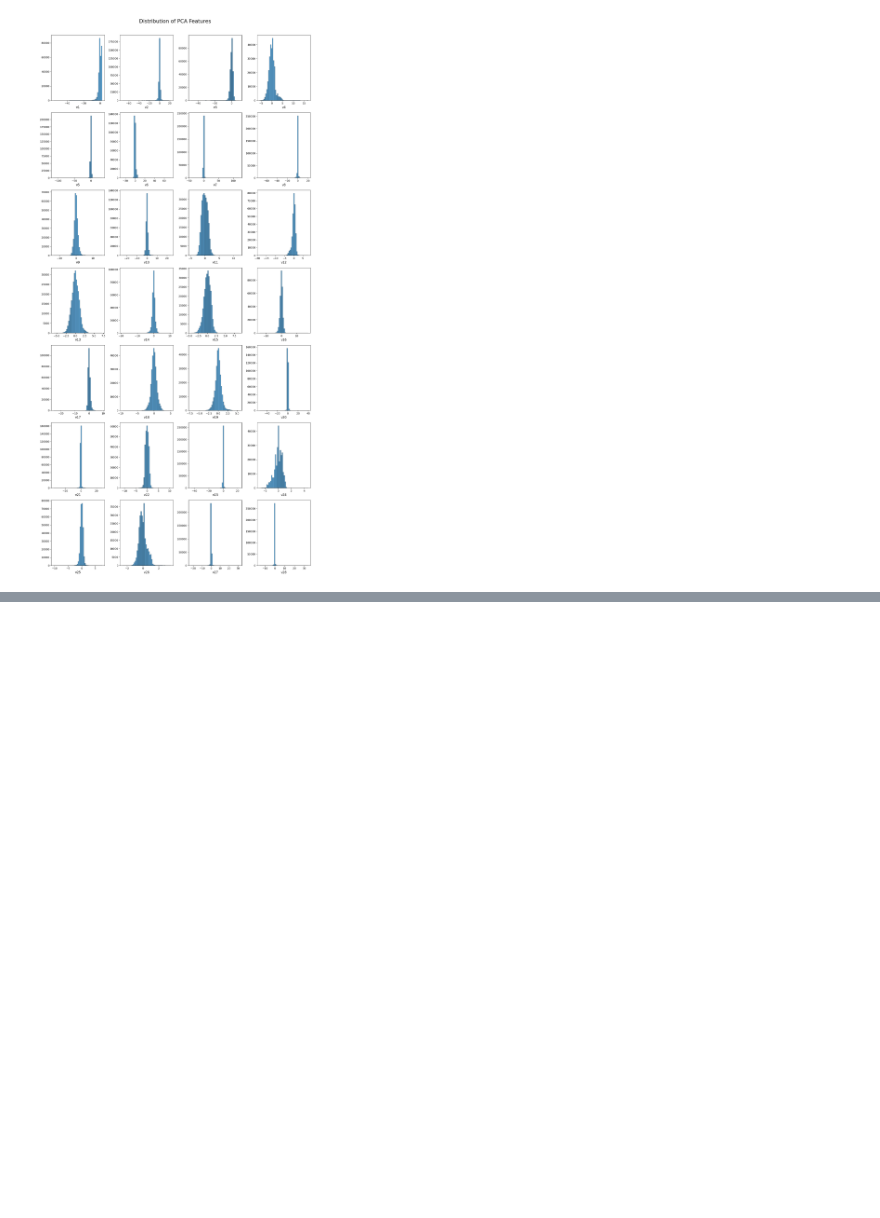
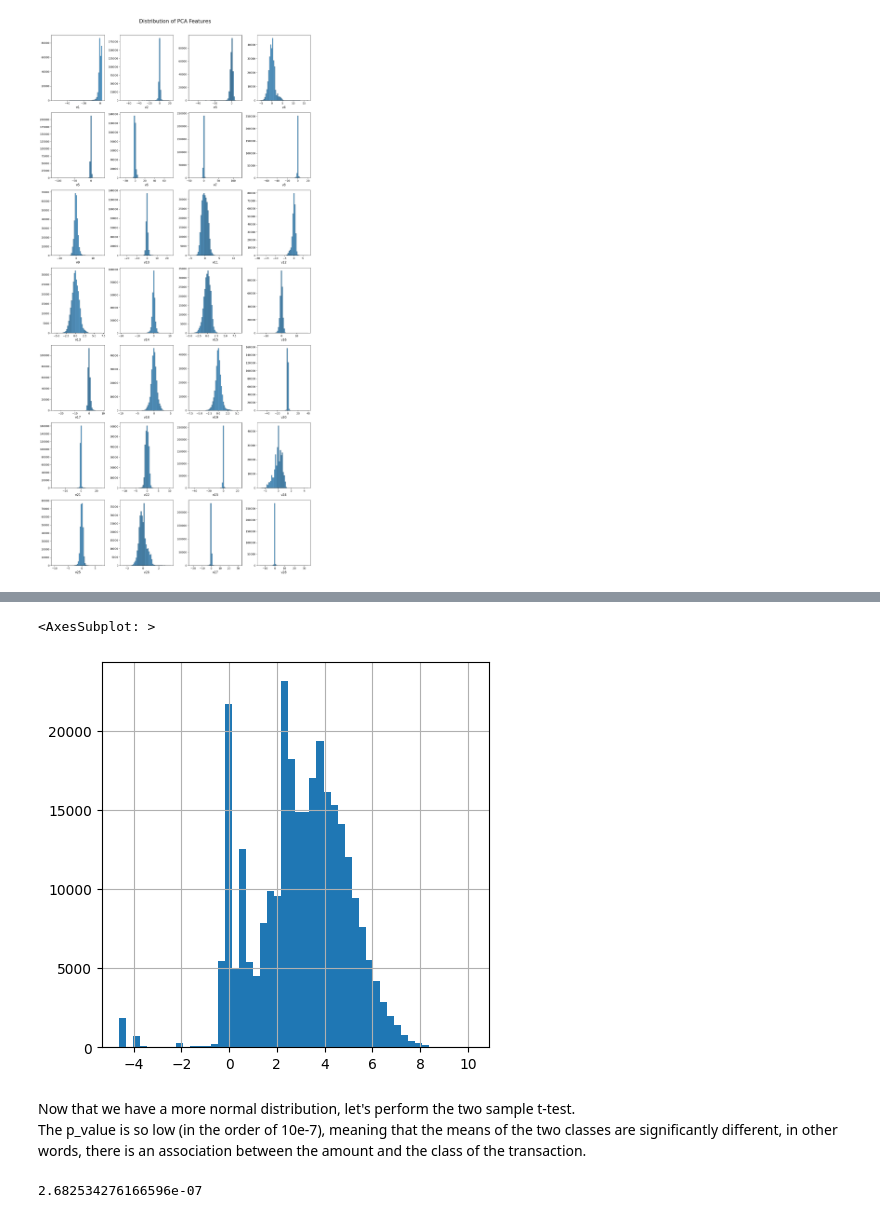
Before and after one commit to mnijadi/creditcard-fraud-detection, a Jupyter notebook: notebooks/creditcard.ipynb, the cells around one changed output, grey strips where cells are left out. Saved outputs shown, nothing was run; the diff lists cells and outputs as text; code cells hidden in the pictures; blank space fills up the shorter version.

```diff
--- a/notebooks/creditcard.ipynb
+++ b/notebooks/creditcard.ipynb
@@ -115,0 +218,26 @@ We said that these features are the results of PCA, meaning that there is no cor
+# %%
+# log transform the amount (we added 0.01 in order to avoid log(0))
+data['amount_logged'] = np.log(data.amount + 0.01)
+
+# plot the histogram of amount
+data['amount_logged'].hist(bins=50)
+# %% [output]
+<AxesSubplot: >
+[figure, added]
+# %% [markdown]
+Now that we have a more normal distribution, let's perform the two sample t-test.
+The p_value is so low (in the order of 10e-7), meaning that the means of the two classes are significantly different, in other words, there is an association between the amount and the class of the transaction.
+# %%
+# perform two sample t-test
+from scipy.stats import ttest_ind
+
+# get the fraud and non-fraud data
+fraud_data = data.loc[data['fraud']==1]
+non_fraud_data = data.loc[data['fraud']==0]
+
+# perform two sided two sample t-test
+t_stat, pval = ttest_ind(fraud_data.amount_logged, non_fraud_data.amount_logged, equal_var=False, alternative='two-sided')
+
+print(pval)
+# %% [output]
+2.682534276166596e-07
```
Also changed, not shown: parts of 14 cells of this notebook.
